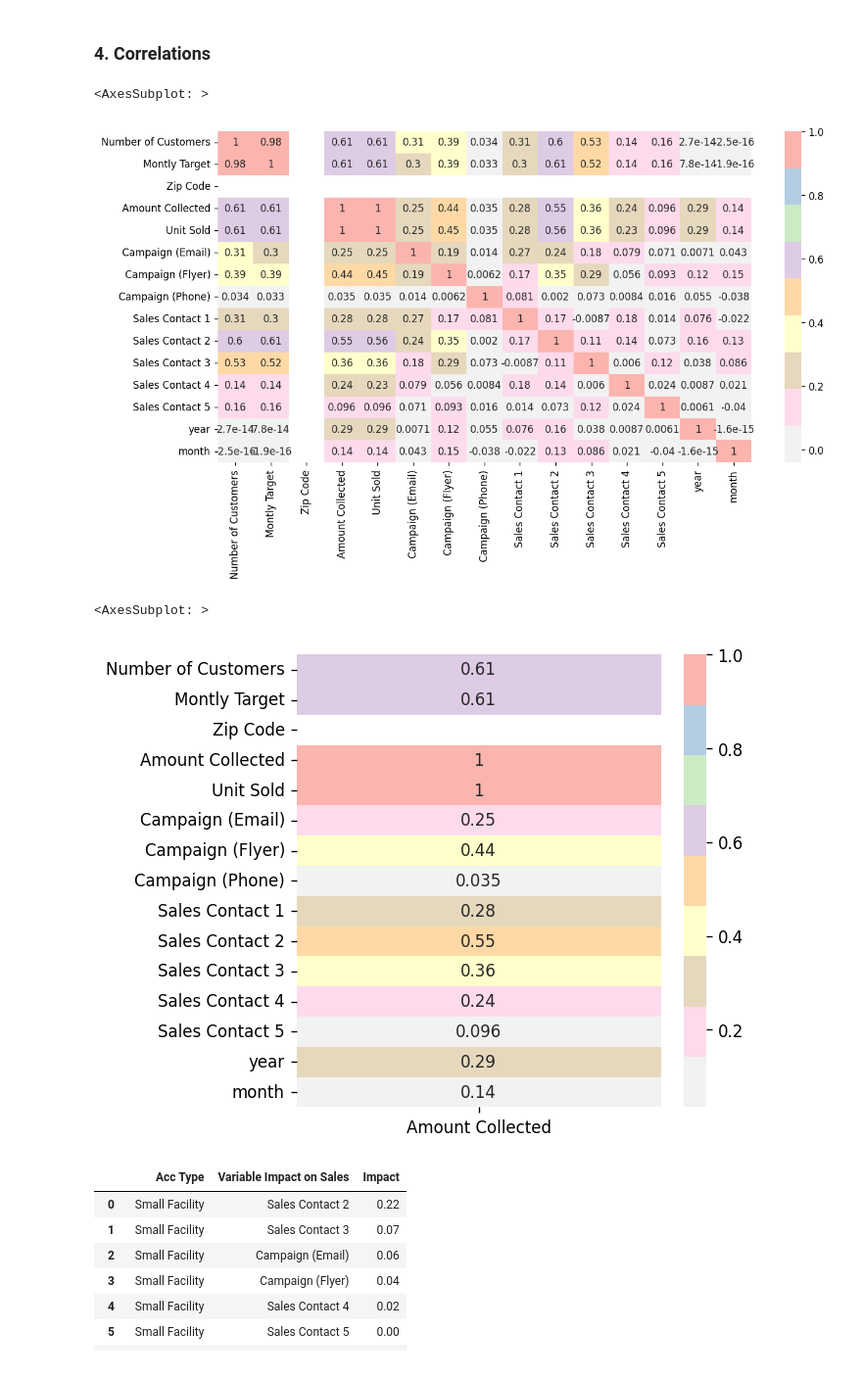
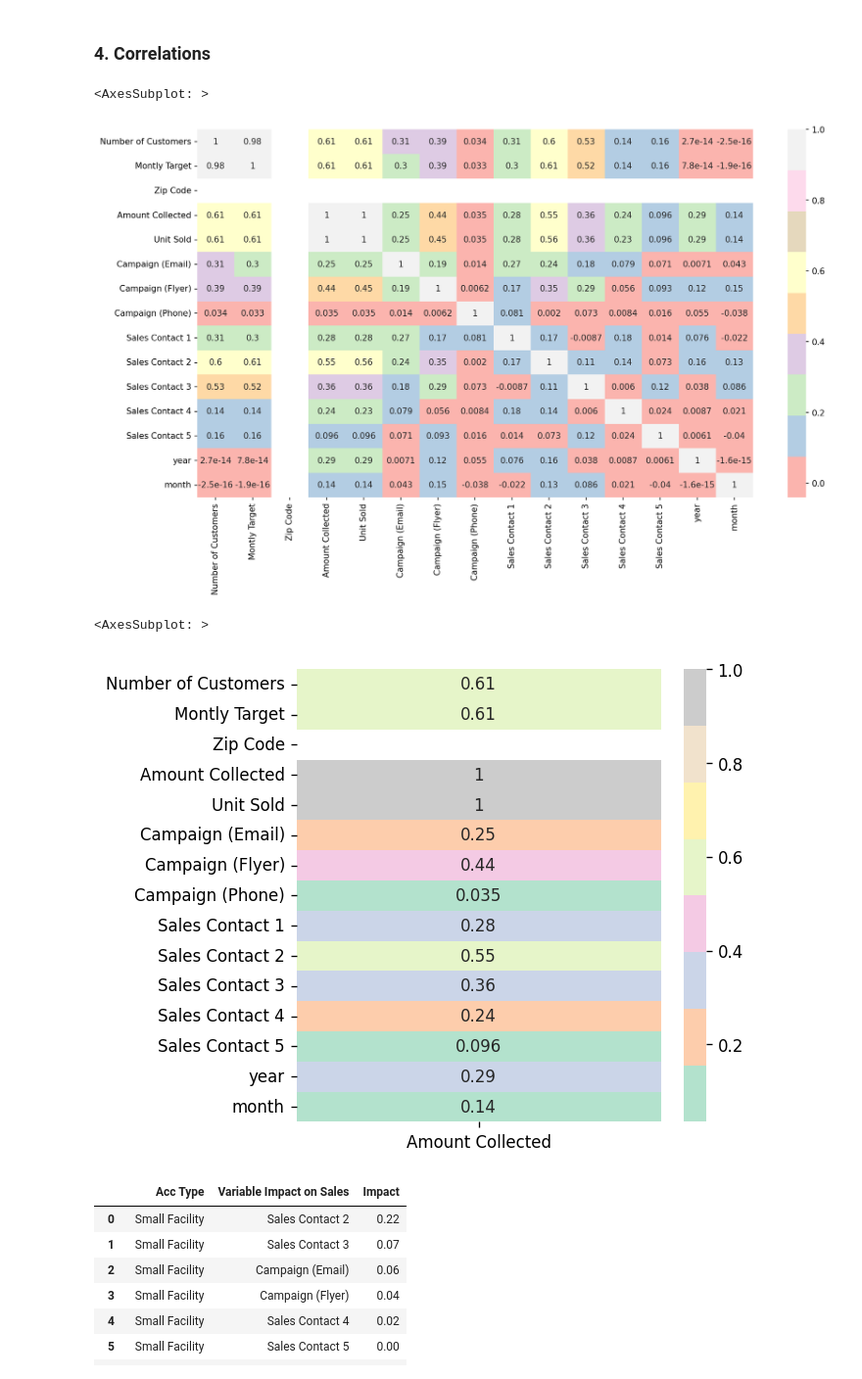
Before and after one commit to fahim-muntasir-niloy/Campaign-Data-Analysis, a Jupyter notebook: campaign.ipynb, the cells around one changed output. Shown at 98% size. Cells and saved outputs as stored; diff of their text form; code cells hidden in the pictures.

```diff
--- a/campaign.ipynb
+++ b/campaign.ipynb
@@ -125,17 +125,17 @@ Name: Amount Collected, dtype: float64
 # %%
 # Overall correaltion in the data
 
-plt.figure(figsize=(12,6),dpi=120)
-sns.heatmap(file.corr(),cmap='Pastel1_r', annot=True)
+plt.figure(figsize=(15,8),dpi=150)
+sns.heatmap(file.corr(),cmap='Pastel1', annot=True)
 # %% [output]
 <AxesSubplot: >
-[figure, old version]
+[figure, new version]
 # %%
 plt.figure(figsize=(5,5),dpi=120)
-sns.heatmap(file.corr()[["Amount Collected"]],cmap='Pastel1_r', annot=True)
+sns.heatmap(file.corr()[["Amount Collected"]],cmap='Pastel2', annot=True)
 # %% [output]
 <AxesSubplot: >
-[figure, old version]
+[figure, new version]
 # %%
 # correlation with respect to the type of client
 
```
Also changed, not shown: parts of 15 cells of this notebook, 1 other file.
